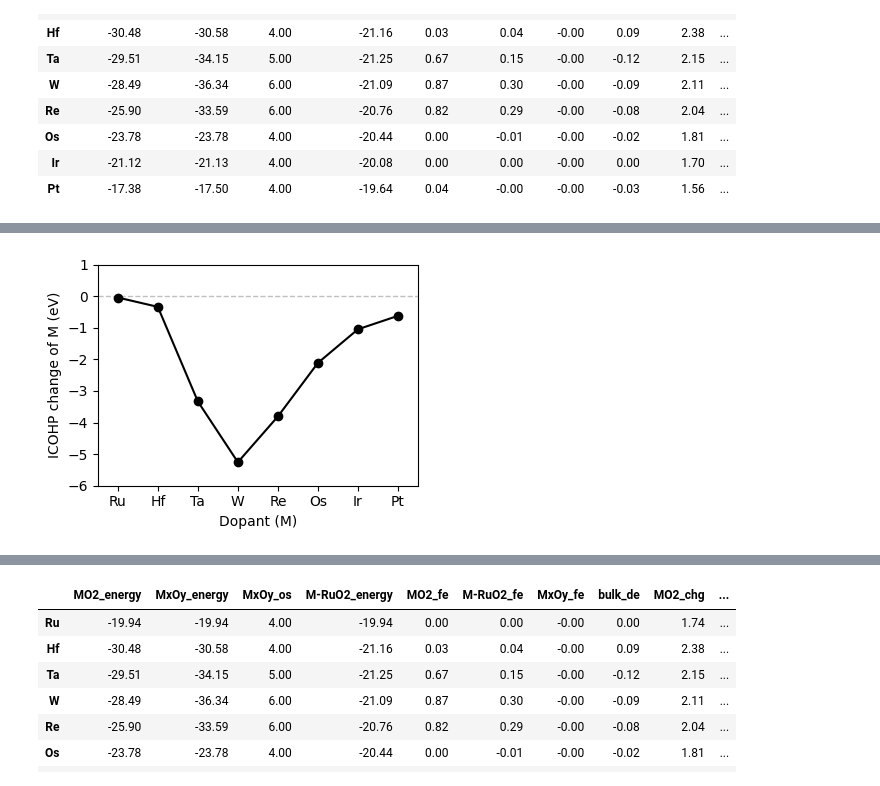
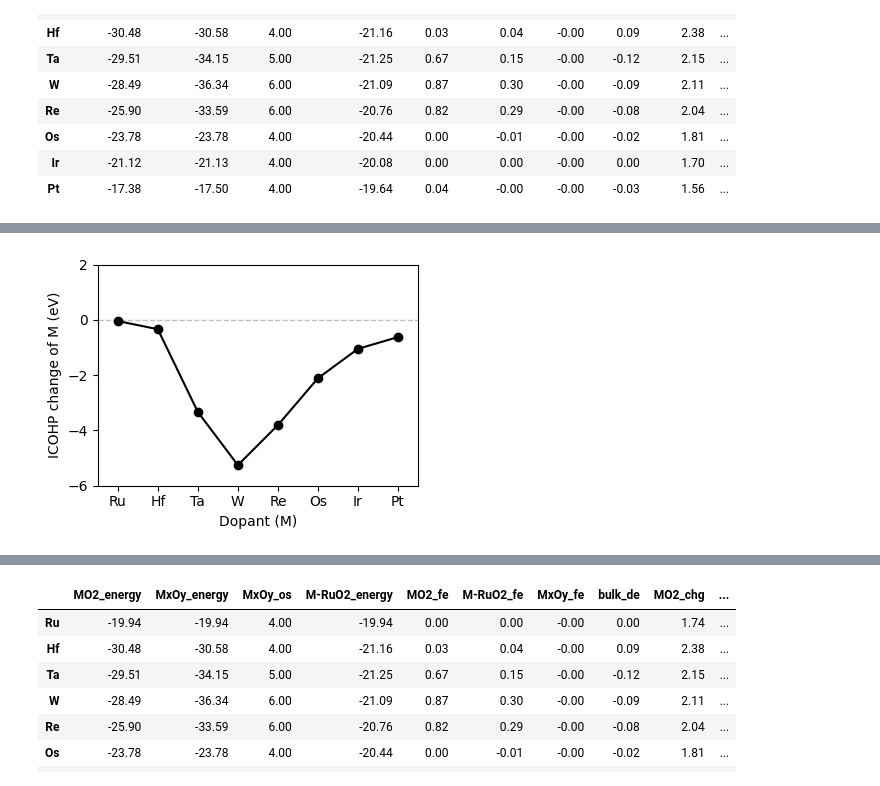
Before and after one commit to jhyeonjung97/tools, a Jupyter notebook: ruo2/icohp.ipynb, the cells around one changed output, grey strips where cells are left out. Cells and saved outputs as stored; diff of their text form; code cells hidden in the pictures.

```diff
--- a/ruo2/icohp.ipynb
+++ b/ruo2/icohp.ipynb
@@ -565,10 +375,10 @@ data
 # %%
-data['M-RuO2_icohp(Ru)'] = (data['M-RuO2_icohp'] * 8 - data['M-RuO2_icohp(M)']) / 7
-data
+data['M-RuO2_all_icohp(Ru)'] = (data['M-RuO2_all_icohp'] * 8 - data['M-RuO2_all_icohp(M)']) / 7
+data['M-RuO2_spd_icohp(Ru)'] = (data['M-RuO2_spd_icohp'] * 8 - data['M-RuO2_spd_icohp(M)']) / 7
 
 plt.figure(figsize=figsize)
 
-cols = ['MO2_icohp', 'MxOy_icohp', 'M-RuO2_icohp(M)', 'M-RuO2_icohp(Ru)']
+cols = ['MO2_spd_icohp', 'MxOy_spd_icohp', 'M-RuO2_spd_icohp(M)', 'M-RuO2_spd_icohp(Ru)']
 labels = ['MO2(M)', 'MxOy(M)', 'M-RuO2(M)', 'M-RuO2(Ru)']
 colors = ['tab:green', 'tab:blue', 'tab:orange', 'silver']
 zorders = [2, 3, 4, 1]
@@ -585,7 +395,7 @@ for i, col in enumerate(cols):
         )
 
 plt.xlabel('Dopant (M)')
-plt.ylabel('ICOHP per bond (bulk, eV)')
+plt.ylabel('ICOHP per metal (eV)')
 plt.ylim(-22, -10)
 
 plt.xlim(-0.5, 7.5)
@@ -593,7 +403,7 @@ plt.legend(loc='best')
 plt.xticks(range(len(data.index)), data.index.tolist())
 
 plt.tight_layout()
-plt.savefig(f'{root}/figures/bulk_icohp_per_metal.png', dpi=dpi, transparent=True)
+plt.savefig(f'{root}/figures/bulk_spd_icohp_per_metal.png', dpi=dpi, transparent=True)
 plt.show()
 plt.close()
 # %% [output]
@@ -601,28 +444,29 @@ plt.close()
 # %%
-data['bulk_Δicohp'] = data['M-RuO2_icohp(M)'] - data['MO2_icohp']
+data['bulk_Δicohp_spd'] = data['M-RuO2_spd_icohp(M)'] - data['MO2_spd_icohp']
+data['bulk_Δicohp_all'] = data['M-RuO2_all_icohp(M)'] - data['MO2_all_icohp']
 
 plt.figure(figsize=figsize)
 
 plt.plot(
     data.index,
-    data['bulk_Δicohp'],
+    data['bulk_Δicohp_spd'],
     marker='o',
     color='black',
 )
 
 plt.axhline(0, color='silver', linestyle='--', linewidth='1', zorder=0)
 
 plt.xlabel('Dopant (M)')
 plt.ylabel('ICOHP change of M (eV)')
-plt.ylim(-6, 1)
+plt.ylim(-6, 2)
 
 plt.xlim(-0.5, 7.5)
 # plt.legend(loc='best')
 plt.xticks(range(len(data.index)), data.index.tolist())
 
 plt.tight_layout()
-plt.savefig(f'{root}/figures/bulk_doping_icohp_dopant_partial.png', dpi=dpi, transparent=True)
+plt.savefig(f'{root}/figures/bulk_dopant_spd_icohp.png', dpi=dpi, transparent=True)
 plt.show()
 plt.close()
 # %% [output]
-[figure, old version]
+[figure, new version]
```
Also changed, not shown: parts of 28 cells of this notebook.
